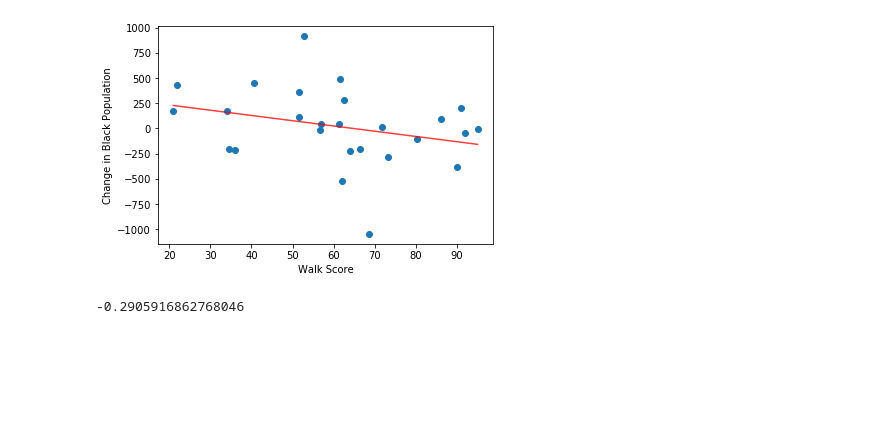
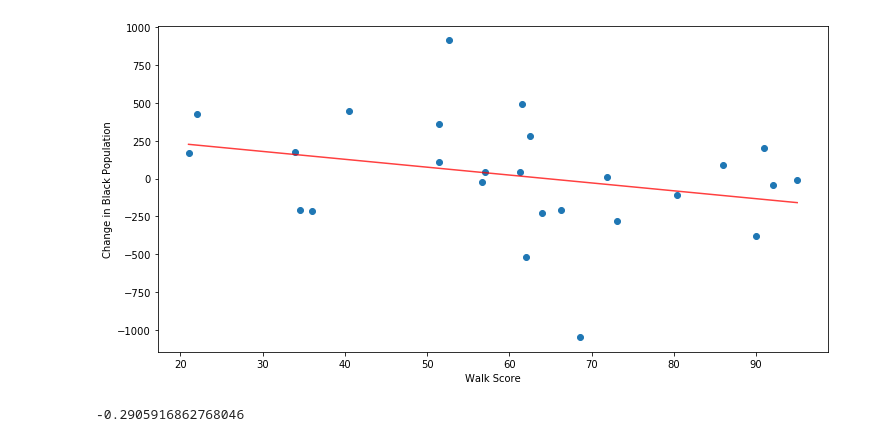
Before and after one commit to troypramsey/WalkabilityRaceIncome_InPortland_2012-2018, a Jupyter notebook: Scatterplots and Regressions.ipynb, the cells around one changed output. Drawn from its saved outputs; the diff is of its cells as text; code cells hidden in the pictures; blank space fills up the shorter version.

```diff
--- a/Scatterplots and Regressions.ipynb
+++ b/Scatterplots and Regressions.ipynb
@@ -64,18 +68,19 @@ plt.show()
 -0.19381511207551708
 # %%
+plt.figure(figsize=(12,6))
 plt.scatter(data_walk_sorted['Walk Score'], data_walk_sorted['Black Population Change'])
 plt.xlabel('Walk Score')
 plt.ylabel('Change in Black Population')
 
 (slope, intercept, rvalue, pvalue, stderr) = linregress(data_walk_sorted['Walk Score'], data_walk_sorted['Black Population Change'])
 regress_values = data_walk_sorted['Walk Score'] * slope + intercept
 line_eq = "y = " + str(round(slope,2)) + "x + " + str(round(intercept,2))
 plt.plot(data_walk_sorted['Walk Score'], regress_values, "r-", alpha=.75)
 
 plt.show()
 print(rvalue)
 
 plt.show()
 # %% [output]
-[figure, old version]
+[figure, new version]
 -0.2905916862768046
```
Also changed, not shown: parts of 5 cells of this notebook.
